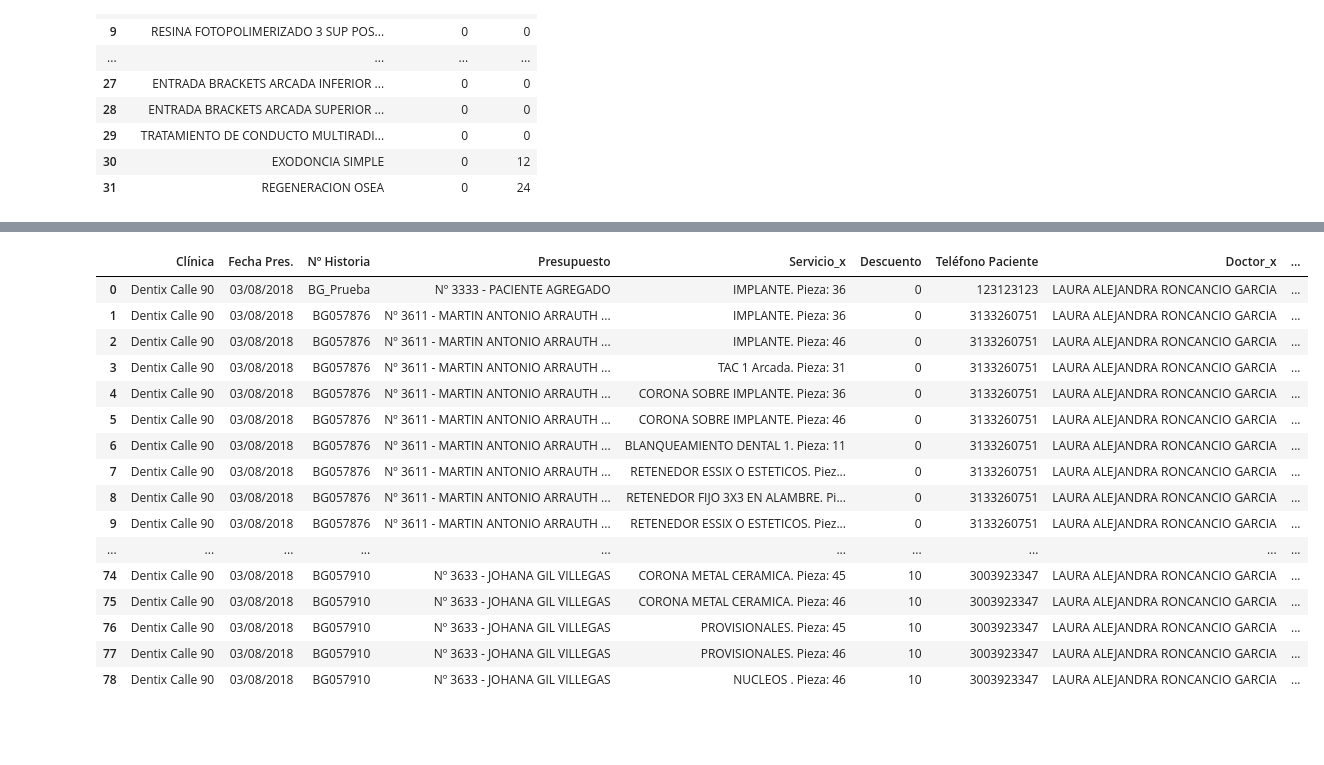
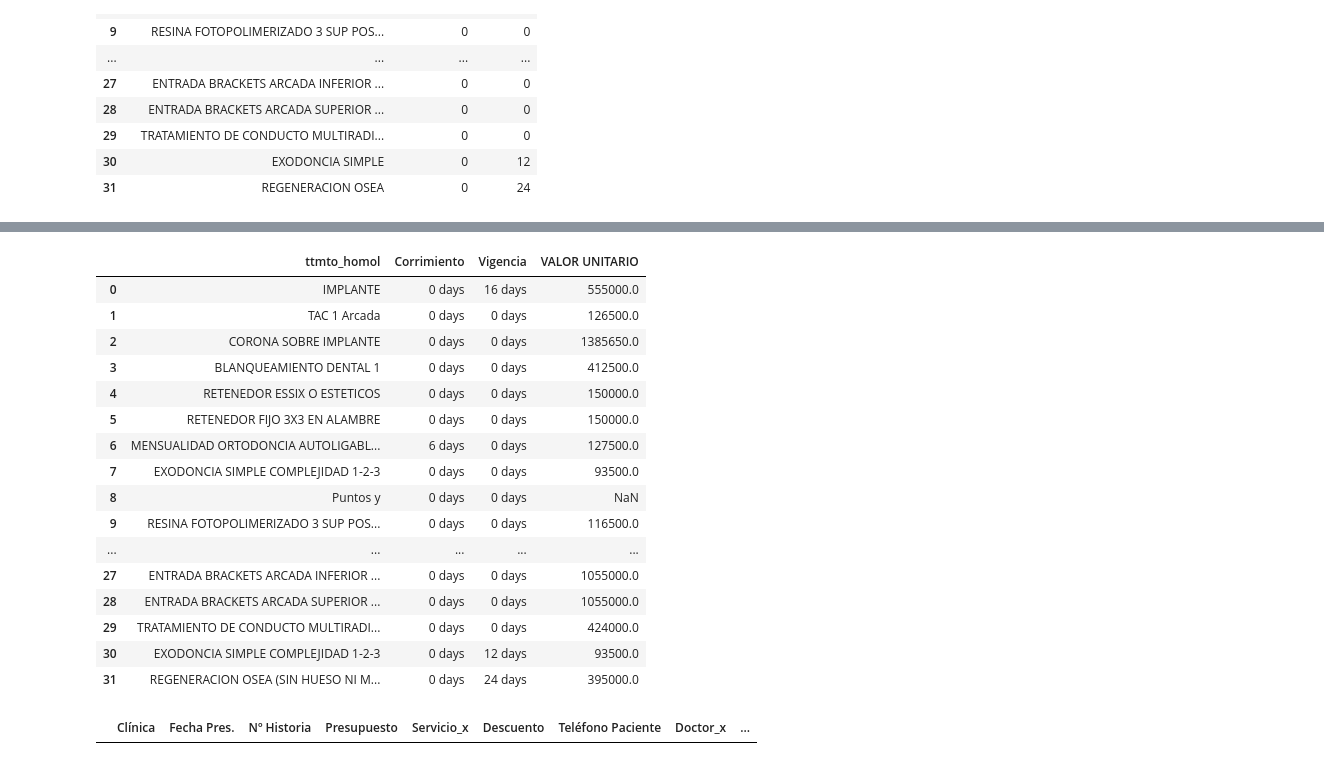
Before and after one commit to davidarango82/intro-data-sci-python, a Jupyter notebook: Untitled.ipynb, the cells around one changed output, grey strips where cells are left out. Cells and saved outputs as stored; diff of their text form; code cells hidden in the pictures; blank space fills up the shorter version.

```diff
--- a/Untitled.ipynb
+++ b/Untitled.ipynb
@@ -189,26 +190,32 @@ servicios_df
+# %%
+servicios_df = servicios_df[['ttmto_homol','Corrimiento','Vigencia','VALOR UNITARIO']]
+servicios_df
+# %% [output]
+|  | ttmto_homol | Corrimiento | Vigencia | VALOR UNITARIO |
+| 0 | IMPLANTE | 0 days | 16 days | 555000.0 |
+| 1 | TAC 1 Arcada | 0 days | 0 days | 126500.0 |
+| 2 | CORONA SOBRE IMPLANTE | 0 days | 0 days | 1385650.0 |
+| 3 | BLANQUEAMIENTO DENTAL 1 | 0 days | 0 days | 412500.0 |
+| 4 | RETENEDOR ESSIX O ESTETICOS | 0 days | 0 days | 150000.0 |
+| 5 | RETENEDOR FIJO 3X3 EN ALAMBRE | 0 days | 0 days | 150000.0 |
+| 6 | MENSUALIDAD ORTODONCIA AUTOLIGABL... | 6 days | 0 days | 127500.0 |
+| 7 | EXODONCIA SIMPLE COMPLEJIDAD 1-2-3 | 0 days | 0 days | 93500.0 |
+| 8 | Puntos y | 0 days | 0 days | NaN |
+| 9 | RESINA FOTOPOLIMERIZADO 3 SUP POS... | 0 days | 0 days | 116500.0 |
+| ... | ... | ... | ... | ... |
+| 27 | ENTRADA BRACKETS ARCADA INFERIOR ... | 0 days | 0 days | 1055000.0 |
+| 28 | ENTRADA BRACKETS ARCADA SUPERIOR ... | 0 days | 0 days | 1055000.0 |
+| 29 | TRATAMIENTO DE CONDUCTO MULTIRADI... | 0 days | 0 days | 424000.0 |
+| 30 | EXODONCIA SIMPLE COMPLEJIDAD 1-2-3 | 0 days | 12 days | 93500.0 |
+| 31 | REGENERACION OSEA (SIN HUESO NI M... | 0 days | 24 days | 395000.0 |
 # %%
 #CRUCE PPE - CRONO: en este punto revisar que cada ttmto del PPE tenga su cronograma. Sinó, sacar los pptos q faltan por crono.
 #Esta revision se hace a diario para hacer la programación de lo del día con lo antiguo q se vaya aceptando.
 #la fecha de los pptos antiguos deben actualizarse a la fecha de hoy.
 
 reporte = pd.merge(PPE, crono_df, how='left', left_on=['Clínica','Fecha Pres.','Nº Historia','Presupuesto','ttmto_homol','pieza'], right_on=['Clínica','Fecha Pres.','Nº Historia','Presupuesto','ttmto_homol','pieza'])
-#reporte[['Clínica','Fecha Pres.','Nº Historia','Presupuesto','ttmto_homol','pieza','Doctor_x','Explicado_x','Importe Pres.','Semana']]
-reporte
+pptos_faltantes = reporte[reporte['Semana'].isnull()]
+#pptos_faltantes = pptos_faltantes[['Clínica', 'Fecha Pres.', 'Nº Historia', 'Presupuesto', 'Servicio_x', 'Doctor_x', 'Explicado_x', 'Semana']]
+pptos_faltantes
 # %% [output]
 |  | Clínica | Fecha Pres. | Nº Historia | Presupuesto | Servicio_x | Descuento | Teléfono Paciente | Doctor_x | ... |
-| 0 | Dentix Calle 90 | 03/08/2018 | BG_Prueba | Nº 3333 - PACIENTE AGREGADO | IMPLANTE. Pieza: 36 | 0 | 123123123 | LAURA ALEJANDRA RONCANCIO GARCIA | ... |
-| 1 | Dentix Calle 90 | 03/08/2018 | BG057876 | Nº 3611 - MARTIN ANTONIO ARRAUTH ... | IMPLANTE. Pieza: 36 | 0 | 3133260751 | LAURA ALEJANDRA RONCANCIO GARCIA | ... |
-| 2 | Dentix Calle 90 | 03/08/2018 | BG057876 | Nº 3611 - MARTIN ANTONIO ARRAUTH ... | IMPLANTE. Pieza: 46 | 0 | 3133260751 | LAURA ALEJANDRA RONCANCIO GARCIA | ... |
-| 3 | Dentix Calle 90 | 03/08/2018 | BG057876 | Nº 3611 - MARTIN ANTONIO ARRAUTH ... | TAC 1 Arcada. Pieza: 31 | 0 | 3133260751 | LAURA ALEJANDRA RONCANCIO GARCIA | ... |
-| 4 | Dentix Calle 90 | 03/08/2018 | BG057876 | Nº 3611 - MARTIN ANTONIO ARRAUTH ... | CORONA SOBRE IMPLANTE. Pieza: 36 | 0 | 3133260751 | LAURA ALEJANDRA RONCANCIO GARCIA | ... |
-| 5 | Dentix Calle 90 | 03/08/2018 | BG057876 | Nº 3611 - MARTIN ANTONIO ARRAUTH ... | CORONA SOBRE IMPLANTE. Pieza: 46 | 0 | 3133260751 | LAURA ALEJANDRA RONCANCIO GARCIA | ... |
-| 6 | Dentix Calle 90 | 03/08/2018 | BG057876 | Nº 3611 - MARTIN ANTONIO ARRAUTH ... | BLANQUEAMIENTO DENTAL 1. Pieza: 11 | 0 | 3133260751 | LAURA ALEJANDRA RONCANCIO GARCIA | ... |
-| 7 | Dentix Calle 90 | 03/08/2018 | BG057876 | Nº 3611 - MARTIN ANTONIO ARRAUTH ... | RETENEDOR ESSIX O ESTETICOS. Piez... | 0 | 3133260751 | LAURA ALEJANDRA RONCANCIO GARCIA | ... |
-| 8 | Dentix Calle 90 | 03/08/2018 | BG057876 | Nº 3611 - MARTIN ANTONIO ARRAUTH ... | RETENEDOR FIJO 3X3 EN ALAMBRE. Pi... | 0 | 3133260751 | LAURA ALEJANDRA RONCANCIO GARCIA | ... |
-| 9 | Dentix Calle 90 | 03/08/2018 | BG057876 | Nº 3611 - MARTIN ANTONIO ARRAUTH ... | RETENEDOR ESSIX O ESTETICOS. Piez... | 0 | 3133260751 | LAURA ALEJANDRA RONCANCIO GARCIA | ... |
-| ... | ... | ... | ... | ... | ... | ... | ... | ... | ... |
-| 74 | Dentix Calle 90 | 03/08/2018 | BG057910 | Nº 3633 - JOHANA GIL VILLEGAS | CORONA METAL CERAMICA. Pieza: 45 | 10 | 3003923347 | LAURA ALEJANDRA RONCANCIO GARCIA | ... |
-| 75 | Dentix Calle 90 | 03/08/2018 | BG057910 | Nº 3633 - JOHANA GIL VILLEGAS | CORONA METAL CERAMICA. Pieza: 46 | 10 | 3003923347 | LAURA ALEJANDRA RONCANCIO GARCIA | ... |
-| 76 | Dentix Calle 90 | 03/08/2018 | BG057910 | Nº 3633 - JOHANA GIL VILLEGAS | PROVISIONALES. Pieza: 45 | 10 | 3003923347 | LAURA ALEJANDRA RONCANCIO GARCIA | ... |
-| 77 | Dentix Calle 90 | 03/08/2018 | BG057910 | Nº 3633 - JOHANA GIL VILLEGAS | PROVISIONALES. Pieza: 46 | 10 | 3003923347 | LAURA ALEJANDRA RONCANCIO GARCIA | ... |
-| 78 | Dentix Calle 90 | 03/08/2018 | BG057910 | Nº 3633 - JOHANA GIL VILLEGAS | NUCLEOS . Pieza: 46 | 10 | 3003923347 | LAURA ALEJANDRA RONCANCIO GARCIA | ... |
```
Also changed, not shown: parts of 10 cells of this notebook, 1 other file.
